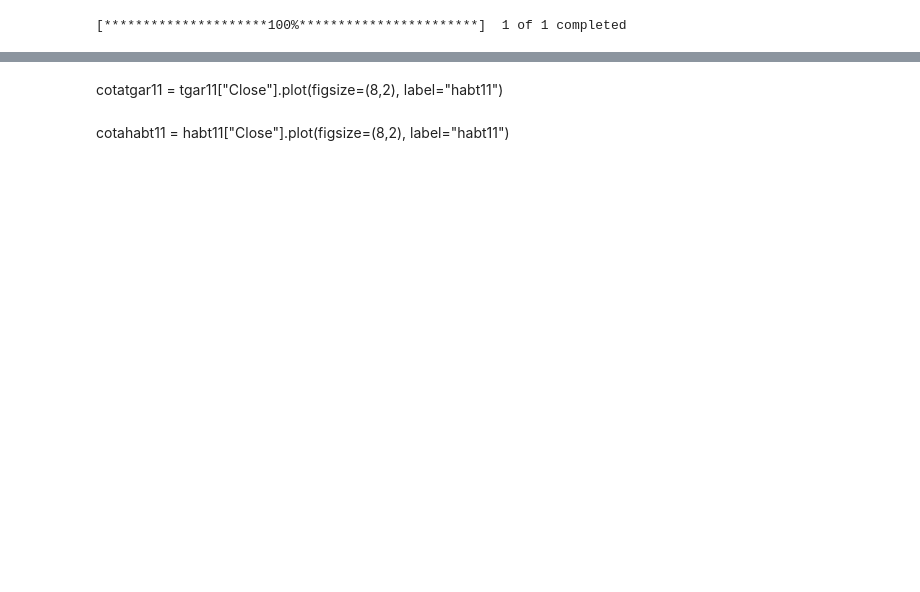
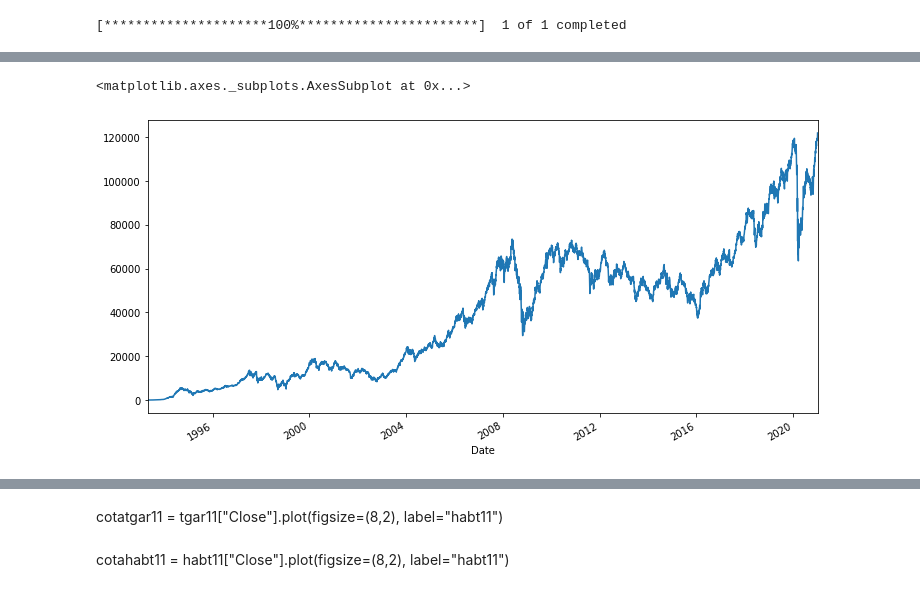
Before and after one commit to kioolz/Kioolz-World, a Jupyter notebook: IBOV.ipynb, the cells around one changed output, grey strips where cells are left out. Drawn from its saved outputs; the diff is of its cells as text; code cells hidden in the pictures; blank space fills up the shorter version.

```diff
--- a/IBOV.ipynb
+++ b/IBOV.ipynb
@@ -52,0 +57,6 @@ ibov["Open"].plot(figsize=(16,8))
+# %%
+#E o fechamento ajustado
+ibov["Adj Close"].plot(figsize=(12,6))
+# %% [output]
+<matplotlib.axes._subplots.AxesSubplot at 0x...>
+[figure, added]
```
Also changed, not shown: parts of 25 cells of this notebook.
